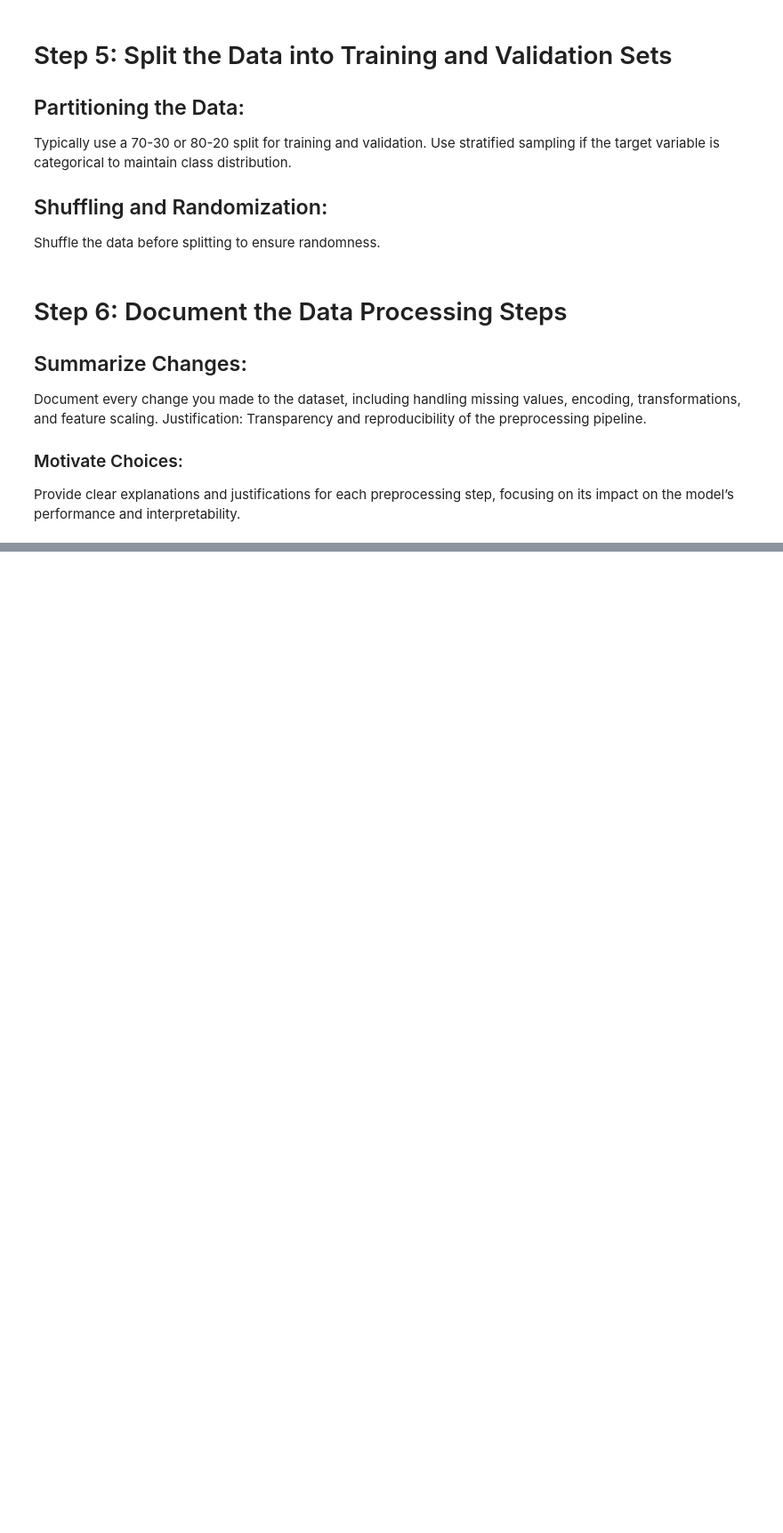
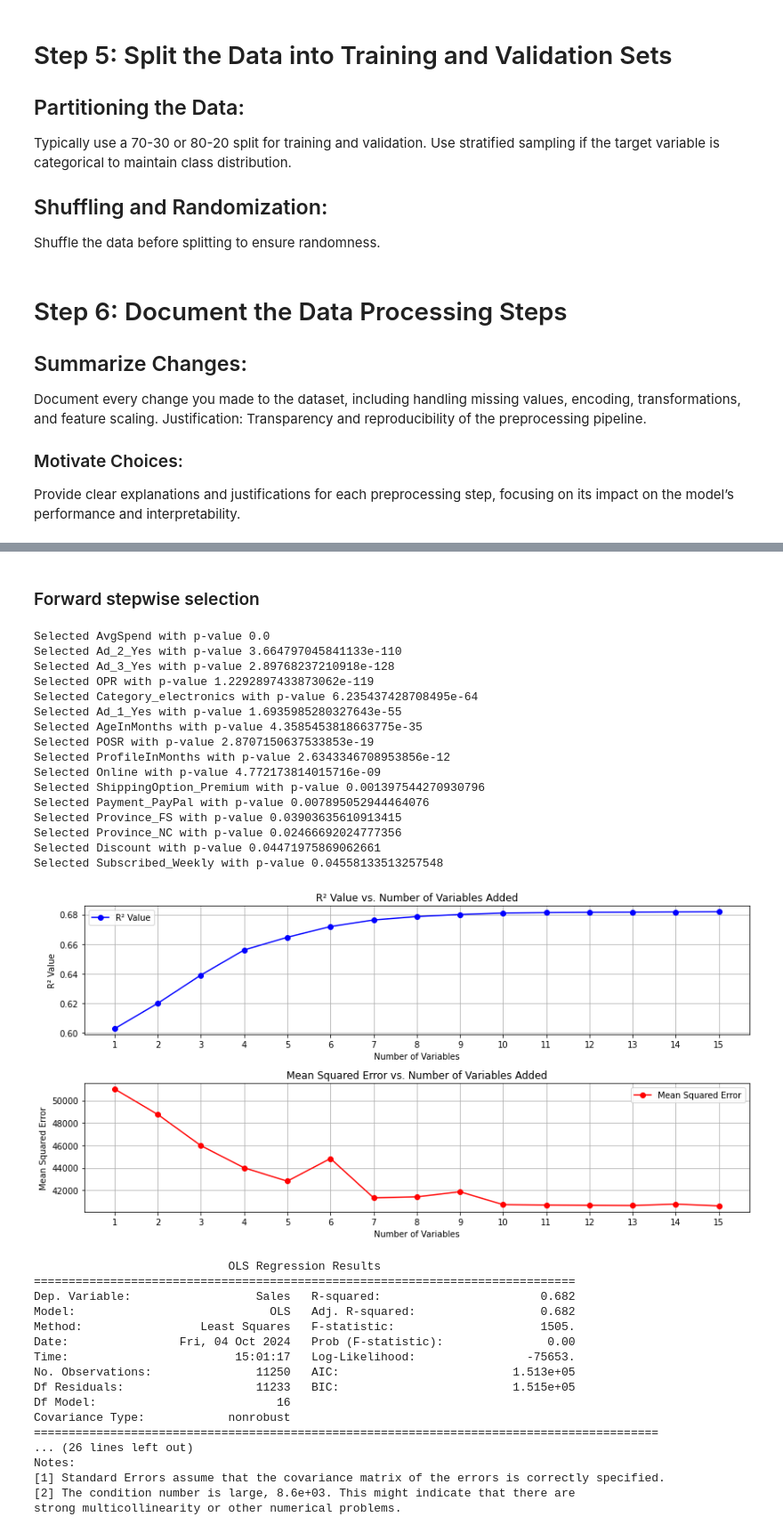
Before and after one commit to TiaanViviers/ShopAlot_analysis, a Jupyter notebook: notebooks/Group22.ipynb, the cells around one changed output, grey strips where cells are left out. Shown: that part at 89% size. Cells and saved outputs as stored; diff of their text form; code cells hidden in the pictures; blank space fills up the shorter version.

```diff
--- a/notebooks/Group22.ipynb
+++ b/notebooks/Group22.ipynb
@@ -236,0 +275,23 @@ Provide clear explanations and justifications for each preprocessing step, focus
+# %%
+season_mapping = {
+    'January': 'Summer',
+    'February': 'Summer',
+    'March': 'Autumn',
+    'April': 'Autumn',
+    'May': 'Autumn',
+    'June': 'Winter',
+    'July': 'Winter',
+    'August': 'Winter',
+    'September': 'Spring',
+    'October': 'Spring',
+    'November': 'Spring',
+    'December': 'Summer'
+}
+
+dummies['Season'] = dummies['Month'].map(season_mapping)
+
+season_dummies = pd.get_dummies(dummies['Season'])
+
+dummies = pd.concat([dummies, season_dummies], axis=1)
+
+dummies.drop(['Month', 'Season'], axis=1, inplace=True)
@@ -236,0 +305,6 @@ Provide clear explanations and justifications for each preprocessing step, focus
+# %%
+x = dummies.drop(columns=['Sales'])
+y = dummies['Sales']
+
+x_train, x_test, y_train, y_test = \
+train_test_split(x, y, test_size=0.25, random_state=42)
@@ -236,0 +313,5 @@ Provide clear explanations and justifications for each preprocessing step, focus
+# %%
+x_train_sm = sm.add_constant(x_train)
+initial_model = sm.OLS(y_train, x_train_sm).fit()
+
+print(initial_model.summary())
@@ -236,0 +336,2 @@ Provide clear explanations and justifications for each preprocessing step, focus
+# %% [markdown]
+### Forward stepwise selection
@@ -236,0 +399,41 @@ Provide clear explanations and justifications for each preprocessing step, focus
+# %%
+selected_features_fss = fss(x_train, y_train)
+
+fss_model = sm.OLS(y_train, sm.add_constant(x_train[selected_features_fss])).fit()
+
+print(fss_model.summary())
+# %% [output]
+Selected AvgSpend with p-value 0.0
+Selected Ad_2_Yes with p-value 3.664797045841133e-110
+Selected Ad_3_Yes with p-value 2.89768237210918e-128
+Selected OPR with p-value 1.2292897433873062e-119
+Selected Category_electronics with p-value 6.235437428708495e-64
+Selected Ad_1_Yes with p-value 1.6935985280327643e-55
+Selected AgeInMonths with p-value 4.3585453818663775e-35
+Selected POSR with p-value 2.8707150637533853e-19
+Selected ProfileInMonths with p-value 2.6343346708953856e-12
+Selected Online with p-value 4.772173814015716e-09
+Selected ShippingOption_Premium with p-value 0.001397544270930796
+Selected Payment_PayPal with p-value 0.007895052944464076
+Selected Province_FS with p-value 0.03903635610913415
+Selected Province_NC with p-value 0.02466692024777356
+Selected Discount with p-value 0.04471975869062661
+Selected Subscribed_Weekly with p-value 0.04558133513257548
+[figure, added]
+                            OLS Regression Results
+==============================================================================
+Dep. Variable:                  Sales   R-squared:                       0.682
+Model:                            OLS   Adj. R-squared:                  0.682
+Method:                 Least Squares   F-statistic:                     1505.
+Date:                Fri, 04 Oct 2024   Prob (F-statistic):               0.00
+Time:                        15:01:17   Log-Likelihood:                -75653.
+No. Observations:               11250   AIC:                         1.513e+05
+Df Residuals:                   11233   BIC:                         1.515e+05
+Df Model:                          16
+Covariance Type:            nonrobust
+==========================================================================================
+... (26 lines left out)
+Notes:
+[1] Standard Errors assume that the covariance matrix of the errors is correctly specified.
+[2] The condition number is large, 8.6e+03. This might indicate that there are
+strong multicollinearity or other numerical problems.
```
Also changed, not shown: parts of 38 cells of this notebook.
